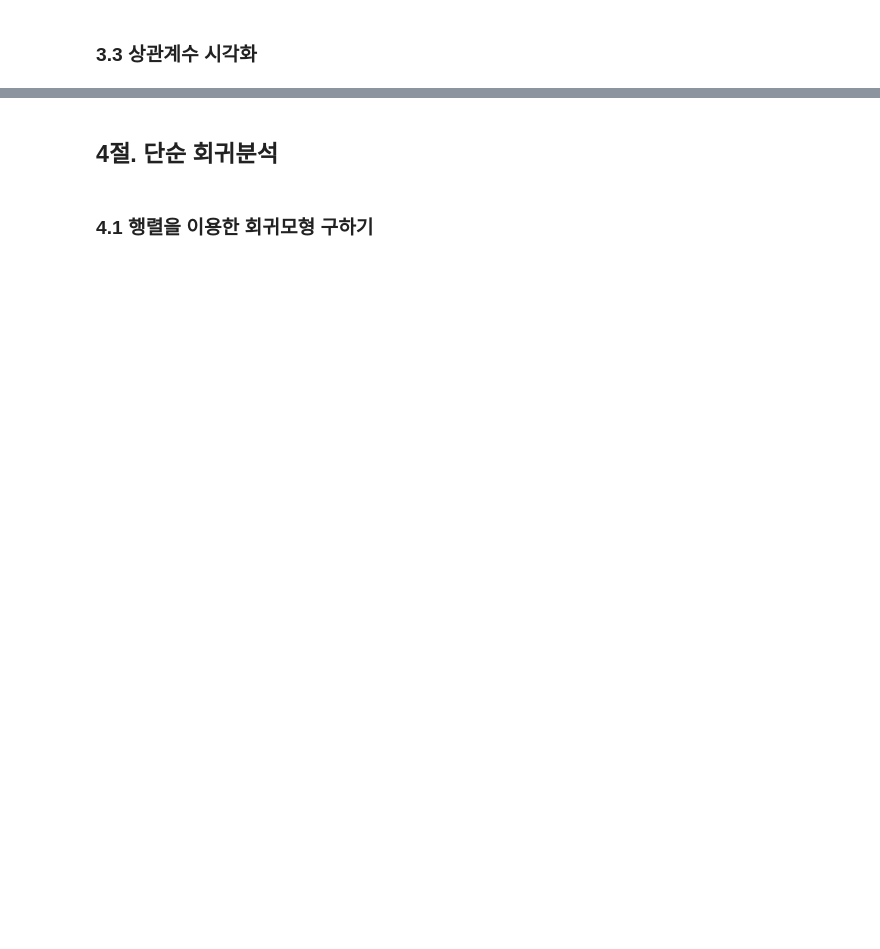
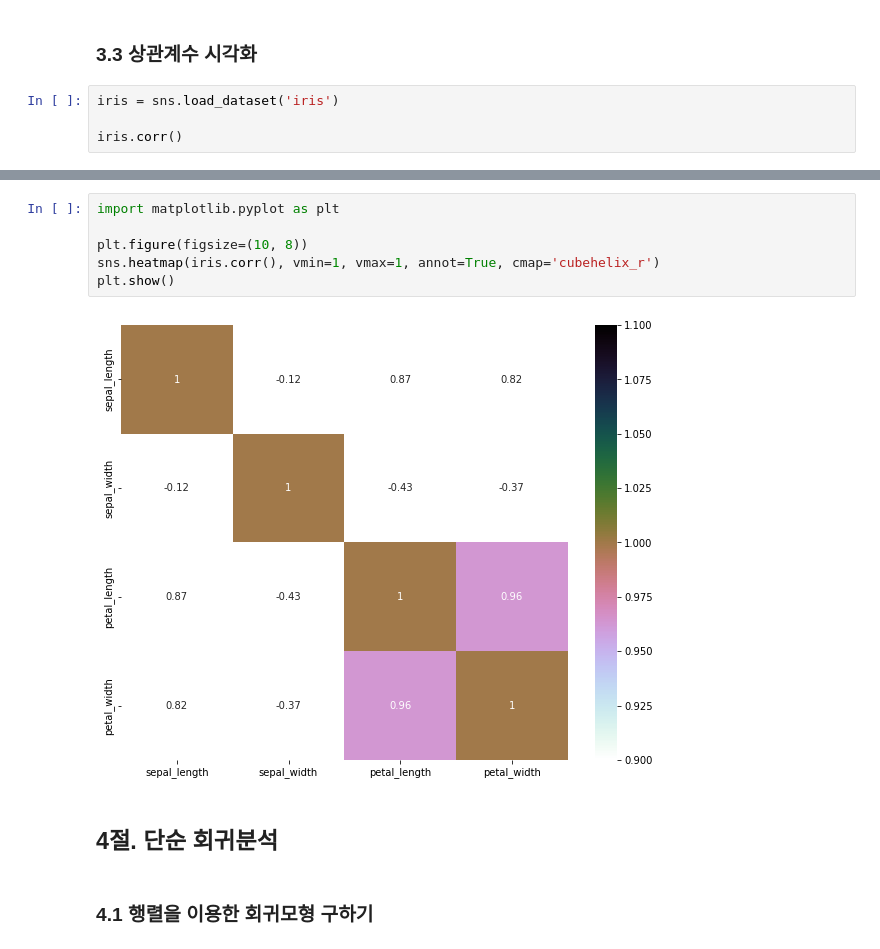
Before and after one commit to lucio-karin0506/SaltLux-Project, a Jupyter notebook: Machine Learning/Machine learning lecture/2장. 회귀분석.ipynb, the cells around one changed output, grey strips where cells are left out. Saved outputs shown, nothing was run; the diff lists cells and outputs as text; blank space fills up the shorter version.

```diff
--- a/Machine Learning/Machine learning lecture/2장. 회귀분석.ipynb
+++ b/Machine Learning/Machine learning lecture/2장. 회귀분석.ipynb
@@ -76,2 +127,6 @@ plt.show()
 # %% [markdown]
 ### 3.3 상관계수 시각화
+# %%
+iris = sns.load_dataset('iris')
+
+iris.corr()
@@ -78,3 +139,11 @@ plt.show()
+# %%
+import matplotlib.pyplot as plt
+
+plt.figure(figsize=(10, 8))
+sns.heatmap(iris.corr(), vmin=1, vmax=1, annot=True, cmap='cubehelix_r')
+plt.show()
+# %% [output]
+[figure, added]
 # %% [markdown]
 ## 4절. 단순 회귀분석
 # %% [markdown]
```
Also changed, not shown: parts of 19 cells of this notebook.
